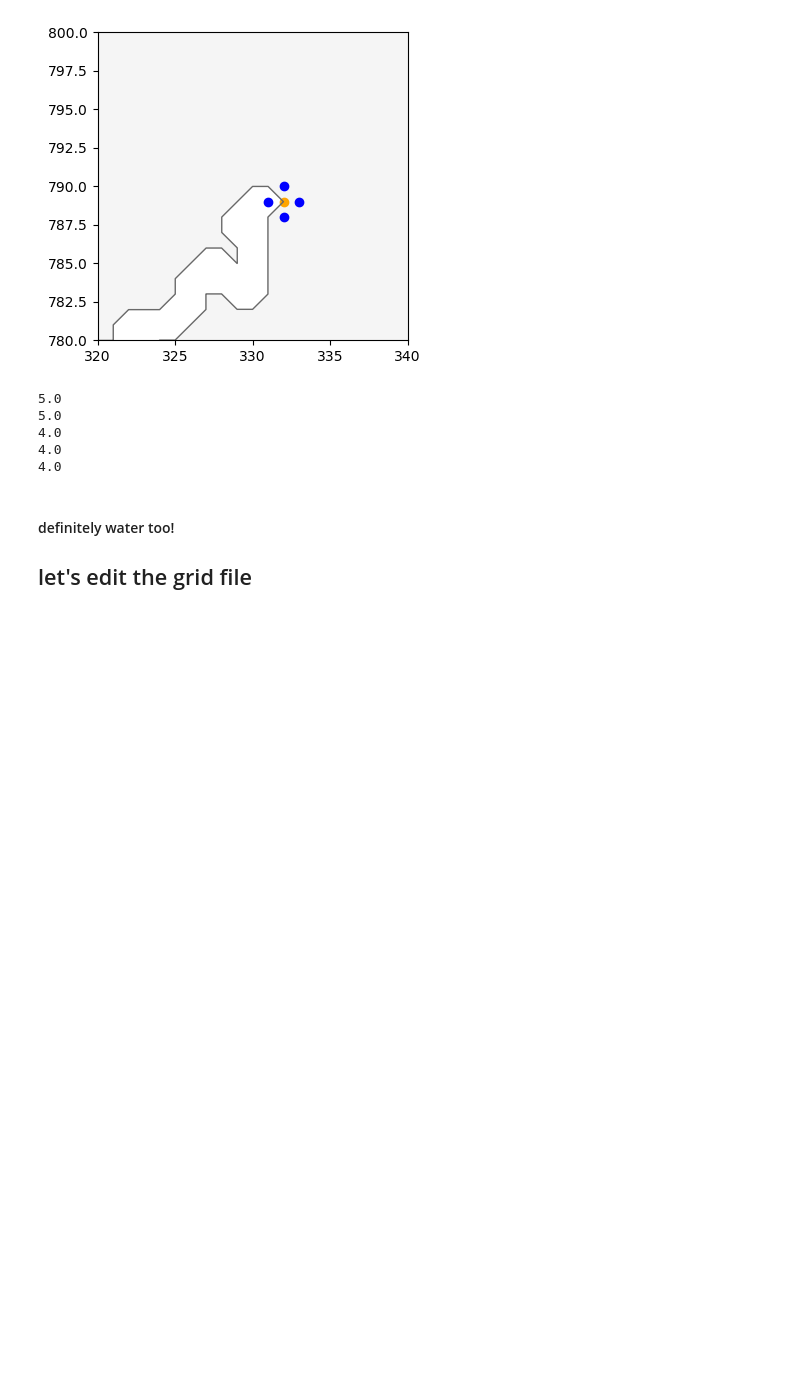
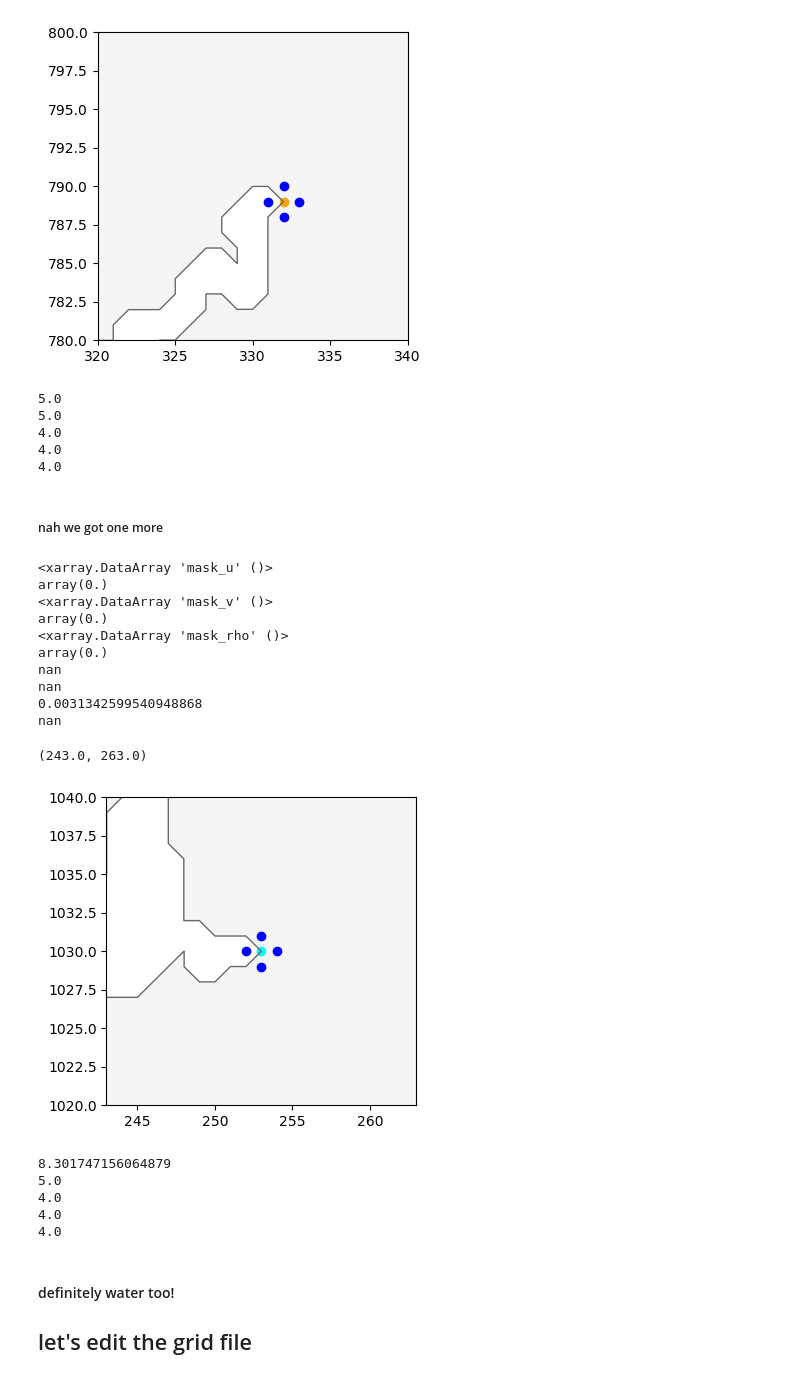
Before and after one commit to rbeutel/LO_user, a Jupyter notebook: ariane/flow_check.ipynb, the cells around one changed output. Saved outputs shown, nothing was run; the diff lists cells and outputs as text; code cells hidden in the pictures; blank space fills up the shorter version.

Commit message:
one more mouth of river to fix in grid file

```diff
--- a/ariane/flow_check.ipynb
+++ b/ariane/flow_check.ipynb
@@ -461,6 +462,73 @@ print(data.h[790,332].values) # land
 4.0
 4.0
 4.0
+# %% [markdown]
+##### nah we got one more
+# %%
+yval=1030
+xval = 253
+
+# remember, 1 = water, 0 = land
+print(grid.mask_u[yval,xval])
+print(grid.mask_v[yval,xval])
+print(grid.mask_rho[yval,xval])
+# all agree that its land
+
+data = xr.open_dataset('/data1/parker/LO_roms/cas6_v0_live/f2018.03.09/ocean_his_0004.nc')
+#first the v below and above
+print(np.max(np.abs(data.v[0,:,yval-1,xval])).values)
+print(np.max(np.abs(data.v[0,:,yval+1,xval])).values)
+
+#and then the u left and right
+print(np.max(np.abs(data.u[0,:,yval,xval-1])).values)
+print(np.max(np.abs(data.u[0,:,yval,xval+1])).values)
+# the u to the left is sometimes a number instead of nan!
+
+# zoom in on the point
+fig, ax = plt.subplots(1,1,figsize=(4, 4))
+
+X, Y = np.meshgrid(grid.xi_rho,grid.eta_rho)
+
+ax.contourf(X, Y, grid.mask_rho, levels=[-0.01, 0.01], colors='whitesmoke')
+ax.contour(X, Y, grid.mask_rho, linewidths=1, levels=[-0.01, 0.01], colors='dimgray')
+ax.contour(X, Y,grid.h, linewidths=1, levels=[200, 1000, 2000], colors='dimgray', alpha=0.5)
+
+# the coast crash spot
+ax.scatter([xval],[yval],c='cyan')
+# the spots around it
+ax.scatter([xval-1],[yval],c='b')
+ax.scatter([xval+1],[yval],c='b')
+ax.scatter([xval],[yval-1],c='b')
+ax.scatter([xval],[yval+1],c='b')
+
+
+ax.set_ylim([yval-10,yval+10])
+ax.set_xlim([xval-10,xval+10])
+# %% [output]
+<xarray.DataArray 'mask_u' ()>
+array(0.)
+<xarray.DataArray 'mask_v' ()>
+array(0.)
+<xarray.DataArray 'mask_rho' ()>
+array(0.)
+nan
+nan
+0.0031342599540948868
+nan
+(243.0, 263.0)
+[figure, added]
+# %%
+print(data.h[yval,xval-1].values) # water
+print(data.h[yval,xval].values) # water?
+print(data.h[yval,xval+1].values) # land
+print(data.h[yval-1,xval].values) # land
+print(data.h[yval+1,xval].values) # land
+# %% [output]
+8.301747156064879
+5.0
+4.0
+4.0
+4.0
 # %% [markdown]
 #### definitely water too!
 ## let's edit the grid file
```
Also changed, not shown: parts of 3 cells of this notebook, 2 other files.
